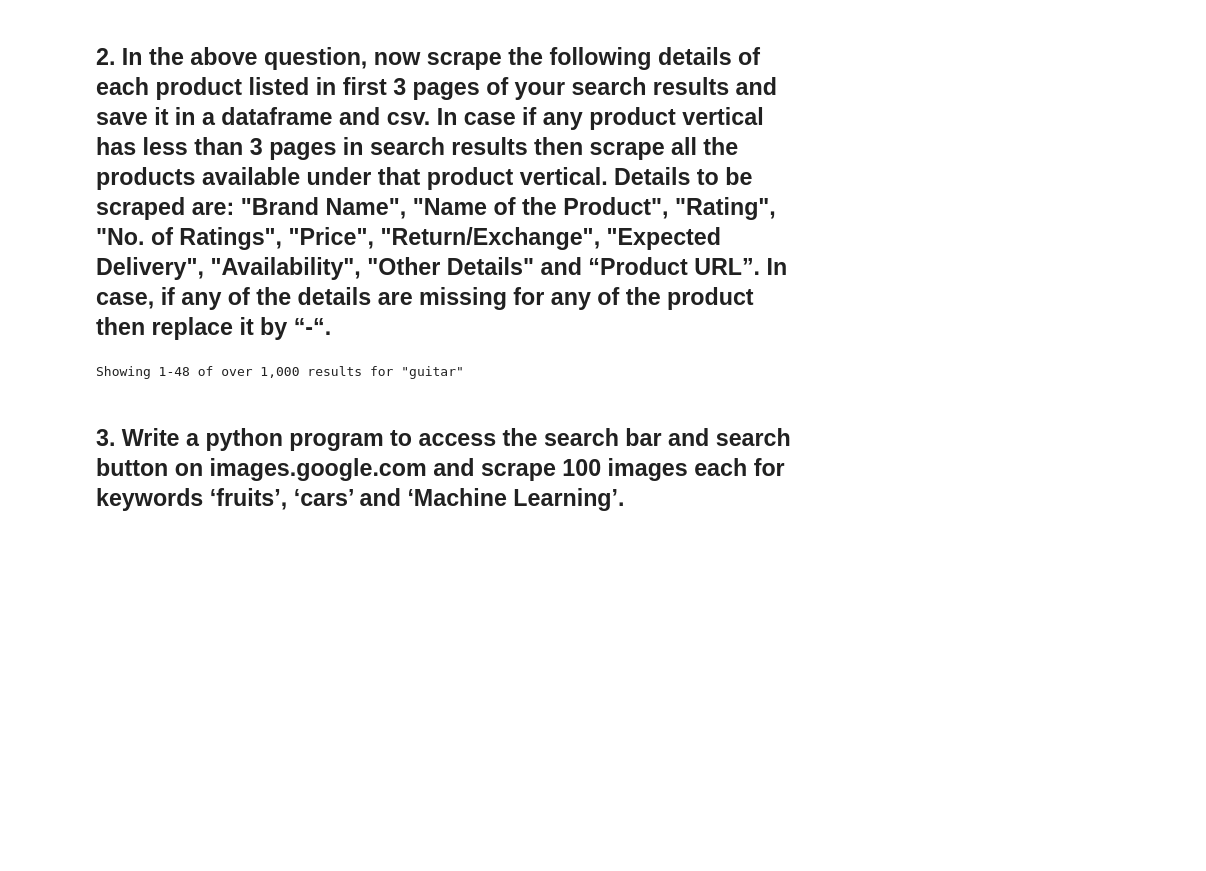
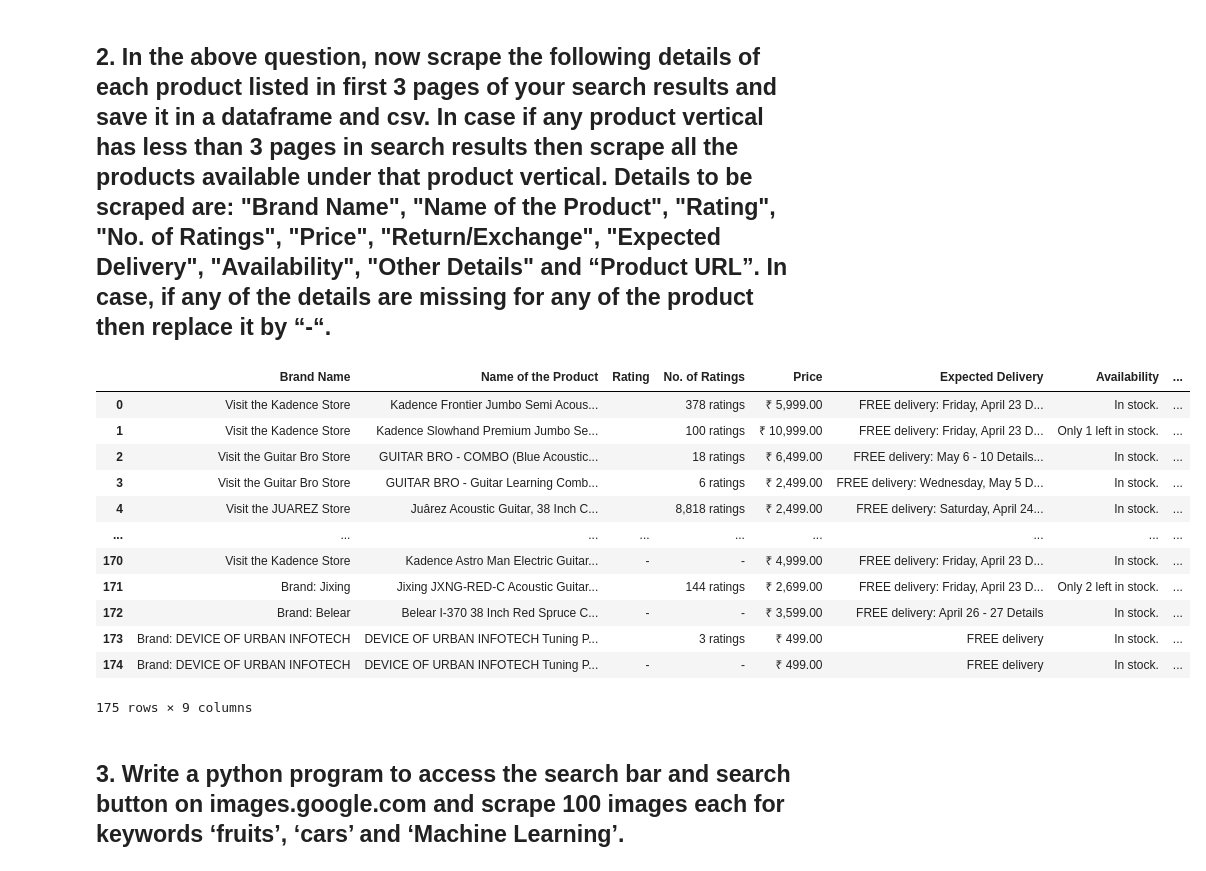
Before and after one commit to moncykurien/InternshipAssignments, a Jupyter notebook: webscrapping/Web_scrapping_assignment_3.ipynb, the cells around one changed output. Cells and saved outputs as stored; diff of their text form; code cells hidden in the pictures; blank space fills up the shorter version.

```diff
--- a/webscrapping/Web_scrapping_assignment_3.ipynb
+++ b/webscrapping/Web_scrapping_assignment_3.ipynb
@@ -62,18 +62,12 @@ Showing 1-48 of over 1,000 results for "guitar"
 d.quit()
 # %% [markdown]
 ## 2. In the above question, now scrape the following details of each product listed in first 3 pages of your search results and save it in a dataframe and csv. In case if any product vertical has less than 3 pages in search results then scrape all the products available under that product vertical. Details to be scraped are: "Brand Name", "Name of the Product", "Rating", "No. of Ratings", "Price", "Return/Exchange", "Expected Delivery", "Availability", "Other Details" and “Product URL”. In case, if any of the details are missing for any of the product then replace it by “-“.
-# %%
-product = 'guitar'
-d = search_product_amazon(product)
-# %% [output]
-Showing 1-48 of over 1,000 results for "guitar"
 # %%
 def fetch_product_details_amazon(product, pages, save_as_csv = False):
     d = search_product_amazon(product)
     num_pages = pages
     page_num = 1
     time.sleep(2)
-    main_window = d.current_window_handle
     brands = []
     product_names = []
     ratings = []
@@ -90,15 +84,20 @@ def fetch_product_details_amazon(product, pages, save_as_csv = False):
     while (page_num < num_pages + 1):
         time.sleep(2)
         page_num += 1
-
+        main_window = d.current_window_handle
 
         plp_product_elems = d.find_elements_by_xpath("//div[@data-component-type='s-search-result']")
 
         for prod_elems in range(len(plp_product_elems)):
             try:
-                plp_product_elems[prod_elems].click()
+                try:
+                    plp_product_elems[prod_elems].click()
+                except:
+                    continue
             except StaleElementReferenceException:
                 try:
+                    d.get(d.current_url)
+                    time.sleep(2)
                     plp_product_elems = d.find_elements_by_xpath("//div[@data-component-type='s-search-result']")
                     #d.navigate().refresh()
                     time.sleep(2)
@@ -113,14 +112,20 @@ def fetch_product_details_amazon(product, pages, save_as_csv = False):
             all_windows = d.window_handles
 
             if len(all_windows) > 1:
-                d.switch_to.window(all_windows[1])
+                try:
+                    d.switch_to.window(all_windows[1])
+                except NoSuchWindowException:
+                    continue
                 next_tab = True
             else:
                 next_tab = False
 
             try:
                 try:
-                    brands.append(d.find_element_by_id("bylineInfo").text)
+                    try:
+                        brands.append(d.find_element_by_id("bylineInfo").text)
+                    except:
+                        brands.append("-")
                 except NoSuchElementException:
                     brands.append("-")
                 try:
@@ -233,6 +238,7 @@ def fetch_product_details_amazon(product, pages, save_as_csv = False):
     df = pd.DataFrame({'Brand Name':brands, "Name of the Product": product_names, "Rating":ratings, "No. of Ratings": num_ratings, "Price": prices, "Expected Delivery":expected_delivery, "Availability":availabilities,"Returns/Exchange": returns, "Other Details": other_details})
     if save_as_csv:
         df.to_csv(product+"_details.csv", sep=',')
+        print(f"Save the data as a csv file {product}_details.csv")
     return d, df
 # %%
 #pd.DataFrame({'Brand Name':brands, "Name of the Product": product_names, "Rating":ratings, "No. of Ratings": num_ratings, "Price": prices, "Expected Delivery":expected_delivery, "Availability":availabilities})
@@ -242,3 +247,20 @@ data
+# %%
+data.to_csv('guitar_products_details.csv', sep = ',')
+data
+# %% [output]
+|  | Brand Name | Name of the Product | Rating | No. of Ratings | Price | Expected Delivery | Availability | ... |
+| 0 | Visit the Kadence Store | Kadence Frontier Jumbo Semi Acous... |  | 378 ratings | ₹ 5,999.00 | FREE delivery: Friday, April 23 D... | In stock. | ... |
+| 1 | Visit the Kadence Store | Kadence Slowhand Premium Jumbo Se... |  | 100 ratings | ₹ 10,999.00 | FREE delivery: Friday, April 23 D... | Only 1 left in stock. | ... |
+| 2 | Visit the Guitar Bro Store | GUITAR BRO - COMBO (Blue Acoustic... |  | 18 ratings | ₹ 6,499.00 | FREE delivery: May 6 - 10 Details... | In stock. | ... |
+| 3 | Visit the Guitar Bro Store | GUITAR BRO - Guitar Learning Comb... |  | 6 ratings | ₹ 2,499.00 | FREE delivery: Wednesday, May 5 D... | In stock. | ... |
+| 4 | Visit the JUAREZ Store | Juârez Acoustic Guitar, 38 Inch C... |  | 8,818 ratings | ₹ 2,499.00 | FREE delivery: Saturday, April 24... | In stock. | ... |
+| ... | ... | ... | ... | ... | ... | ... | ... | ... |
+| 170 | Visit the Kadence Store | Kadence Astro Man Electric Guitar... | - | - | ₹ 4,999.00 | FREE delivery: Friday, April 23 D... | In stock. | ... |
+| 171 | Brand: Jixing | Jixing JXNG-RED-C Acoustic Guitar... |  | 144 ratings | ₹ 2,699.00 | FREE delivery: Friday, April 23 D... | Only 2 left in stock. | ... |
+| 172 | Brand: Belear | Belear I-370 38 Inch Red Spruce C... | - | - | ₹ 3,599.00 | FREE delivery: April 26 - 27 Details | In stock. | ... |
+| 173 | Brand: DEVICE OF URBAN INFOTECH | DEVICE OF URBAN INFOTECH Tuning P... |  | 3 ratings | ₹ 499.00 | FREE delivery | In stock. | ... |
+| 174 | Brand: DEVICE OF URBAN INFOTECH | DEVICE OF URBAN INFOTECH Tuning P... | - | - | ₹ 499.00 | FREE delivery | In stock. | ... |
+175 rows × 9 columns
 # %% [markdown]
 ## 3. Write a python program to access the search bar and search button on images.google.com and scrape 100 images each for keywords ‘fruits’, ‘cars’ and ‘Machine Learning’.
 # %%
```
Also changed, not shown: parts of 1 cell of this notebook, 2 other files.
